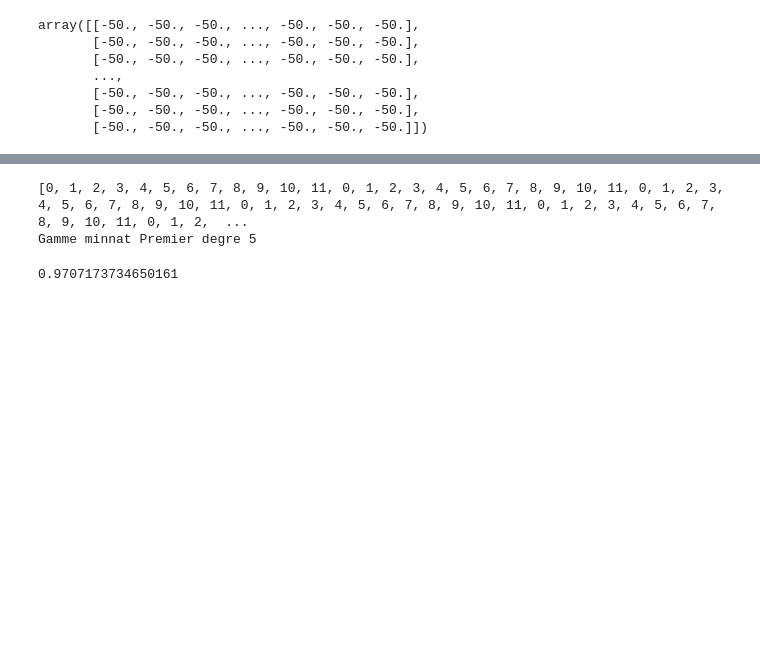
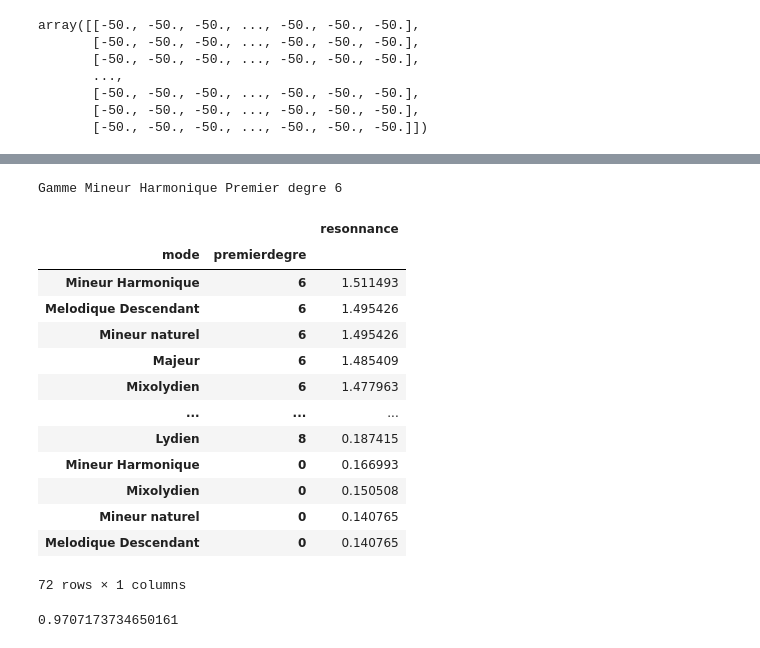
Before and after one commit to clementsoullard/sudoku-resolver, a Jupyter notebook: FFT/prep-ml.ipynb, the cells around one changed output, grey strips where cells are left out. Cells and saved outputs as stored; diff of their text form; code cells hidden in the pictures; blank space fills up the shorter version.

```diff
--- a/FFT/prep-ml.ipynb
+++ b/FFT/prep-ml.ipynb
@@ -90,7 +288,7 @@ import re
 import matplotlib.pyplot as plt
 import pandas as pd
 
-X=np.load("content/killme.npy")
+X=np.load("content/billyjean.npy")
 plt.rcParams['figure.figsize'] = [16, 5]
 
 tona=X.sum(axis=1)
@@ -101,36 +299,54 @@ tona=tona[range(1,len(tona),2)]
 convolvevect=[-.25,-.25,1,-.25,-.25]
 tonaconvolved=np.convolve(tona,convolvevect,mode='same')
 tonaconvolved=tonaconvolved.clip(min=0)
 
 
 binsids=np.where(tonaconvolved>.2)[0]+1
 np.unique([re.sub("[0-9]$","",i) for i in keyboard[binsids]])
 
 note=[i%12 for i in range(len(tonaconvolved))]
-print(note)
+#print(note)
 dftona=pd.DataFrame(tonaconvolved,columns=["powerfreqnote"])
 dftona["note"]=[i%12 for i in dftona.index]
 signature=dftona.groupby("note").sum()
 signature=signature/signature.max()
 
 bestreso=0
 bestresogamme=''
 bestresopremierdegre=0
+moderesodf=pd.DataFrame(columns=['mode','premierdegre','resonnance'])
 for gamme in gammes.columns:
     #print(gamme)
     weight=gammes[gamme]
     for i in range(12):
         #print('premier degre',i)
         signature['weight']=np.roll(weight,i)
         resonnancedegamme=(signature['weight']*signature['powerfreqnote']).sum()
+        moderesodf.loc[len(moderesodf)]=[gamme,i,resonnancedegamme]
         if resonnancedegamme>bestreso:
             bestreso=resonnancedegamme
             bestresogamme=gamme
             bestresopremierdegre=i
 print("Gamme",bestresogamme,"Premier degre",bestresopremierdegre)
+moderesodf.set_index(['mode','premierdegre'],inplace=True)
+moderesodf.sort_values(by="resonnance",ascending=False,inplace=True)
+moderesodf
 # %% [output]
-[0, 1, 2, 3, 4, 5, 6, 7, 8, 9, 10, 11, 0, 1, 2, 3, 4, 5, 6, 7, 8, 9, 10, 11, 0, 1, 2, 3, 4, 5, 6, 7, 8, 9, 10, 11, 0, 1, 2, 3, 4, 5, 6, 7, 8, 9, 10, 11, 0, 1, 2, 3, 4, 5, 6, 7, 8, 9, 10, 11, 0, 1, 2,  ...
-Gamme minnat Premier degre 5
+Gamme Mineur Harmonique Premier degre 6
+|  |  | resonnance |
+| mode | premierdegre |  |
+| Mineur Harmonique | 6 | 1.511493 |
+| Melodique Descendant | 6 | 1.495426 |
+| Mineur naturel | 6 | 1.495426 |
+| Majeur | 6 | 1.485409 |
+| Mixolydien | 6 | 1.477963 |
+| ... | ... | ... |
+| Lydien | 8 | 0.187415 |
+| Mineur Harmonique | 0 | 0.166993 |
+| Mixolydien | 0 | 0.150508 |
+| Mineur naturel | 0 | 0.140765 |
+| Melodique Descendant | 0 | 0.140765 |
+72 rows × 1 columns
 # %%
 (signature['weight']*signature['powerfreqnote']).sum()
 # %% [output]
```
Also changed, not shown: parts of 11 cells of this notebook, 4 other files.
